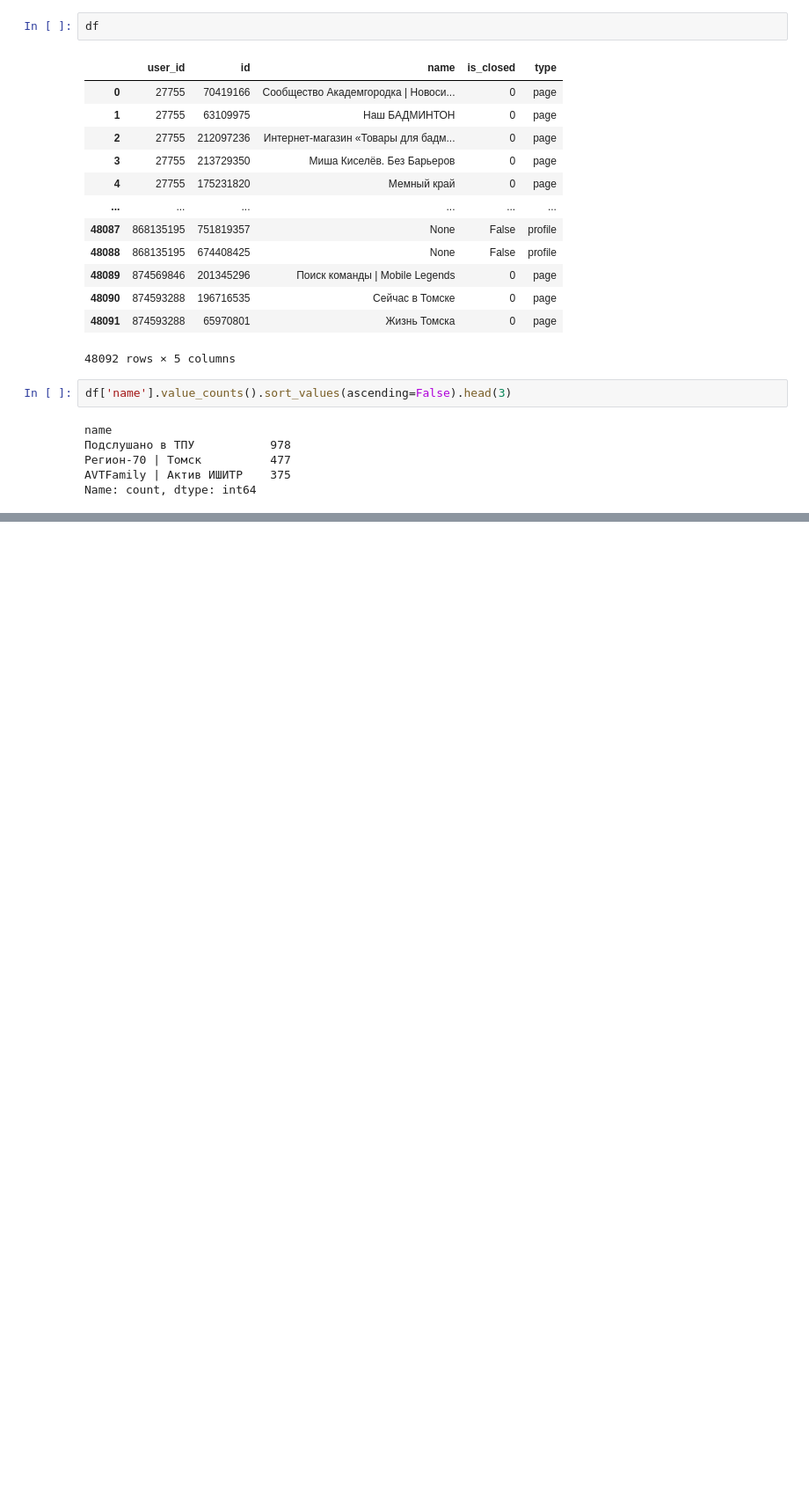
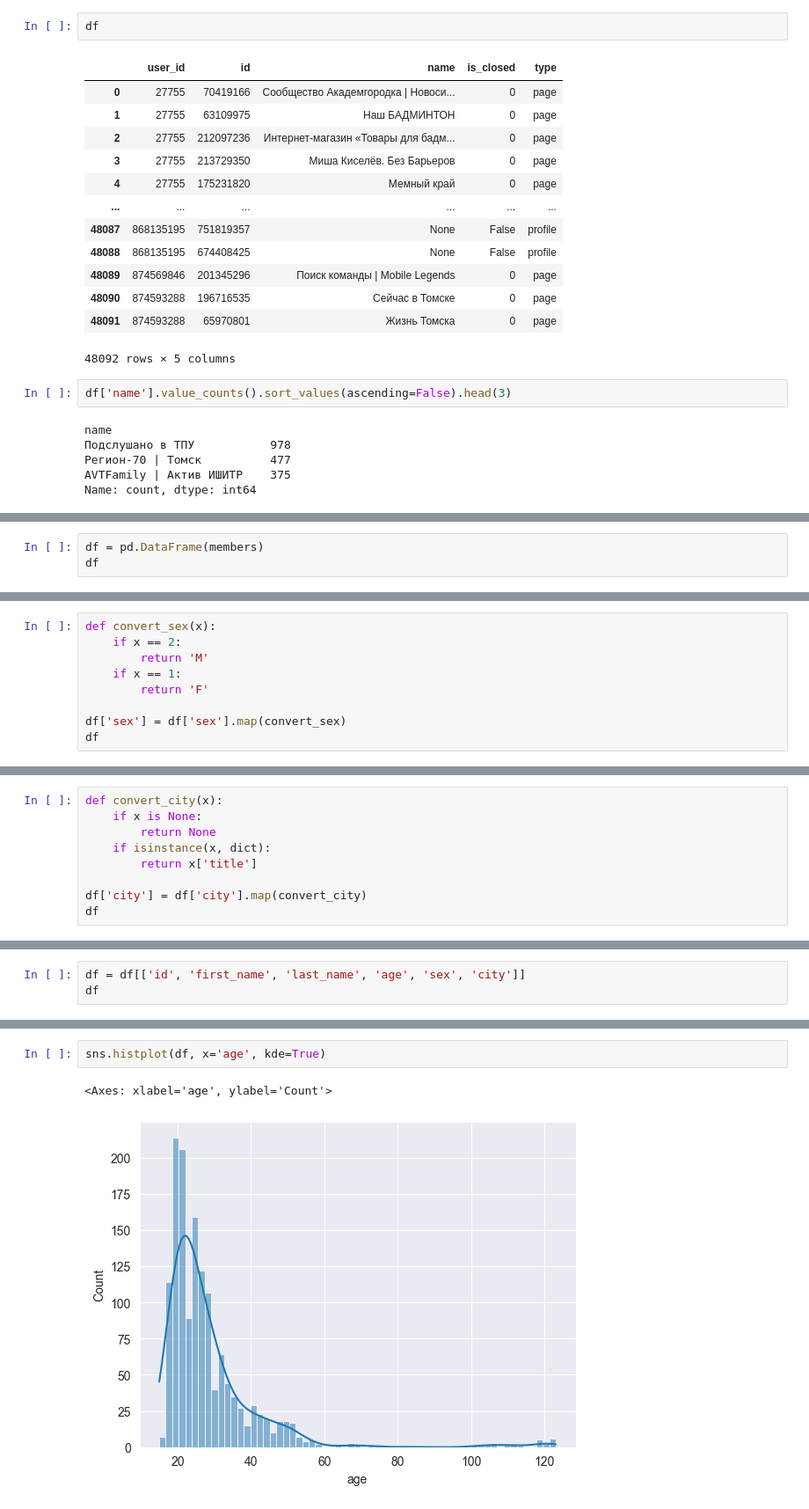
Before and after one commit to Hjklvfr/DataAnalysisMethods, a Jupyter notebook: analytics/notebooks/web_lab1.ipynb, the cells around one changed output, grey strips where cells are left out. Shown at 88% size. Saved outputs shown, nothing was run; the diff lists cells and outputs as text; blank space fills up the shorter version.

```diff
--- a/analytics/notebooks/web_lab1.ipynb
+++ b/analytics/notebooks/web_lab1.ipynb
@@ -95,0 +125,3 @@ Name: count, dtype: int64
+# %%
+df = pd.DataFrame(members)
+df
@@ -95,0 +191,9 @@ Name: count, dtype: int64
+# %%
+def convert_sex(x):
+    if x == 2:
+        return 'M'
+    if x == 1:
+        return 'F'
+
+df['sex'] = df['sex'].map(convert_sex)
+df
@@ -95,0 +230,9 @@ Name: count, dtype: int64
+# %%
+def convert_city(x):
+    if x is None:
+        return None
+    if isinstance(x, dict):
+        return x['title']
+
+df['city'] = df['city'].map(convert_city)
+df
@@ -95,0 +253,3 @@ Name: count, dtype: int64
+# %%
+df = df[['id', 'first_name', 'last_name', 'age', 'sex', 'city']]
+df
@@ -95,0 +270,5 @@ Name: count, dtype: int64
+# %%
+sns.histplot(df, x='age', kde=True)
+# %% [output]
+<Axes: xlabel='age', ylabel='Count'>
+[figure, added]
```
Also changed, not shown: parts of 23 cells of this notebook, 1 other file.
